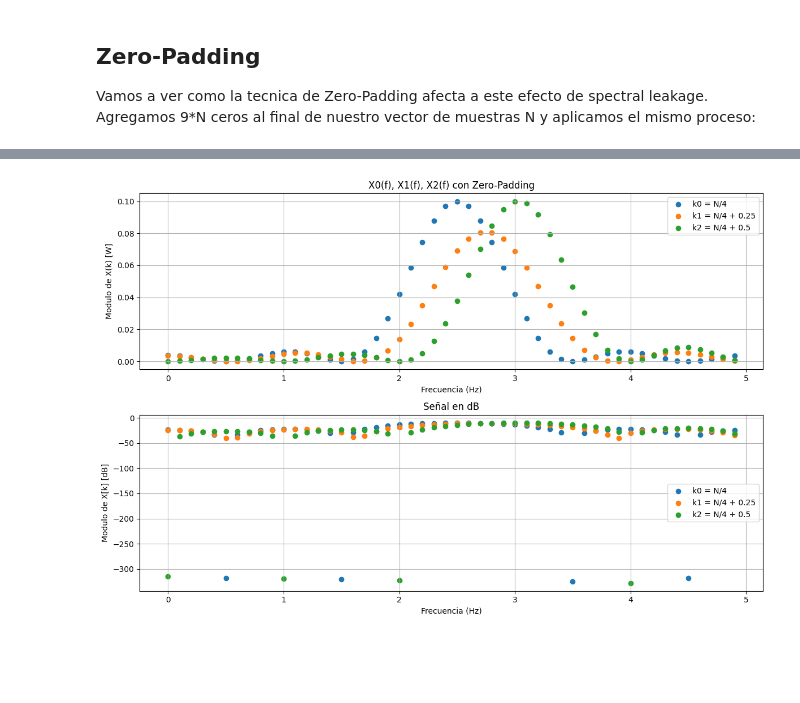
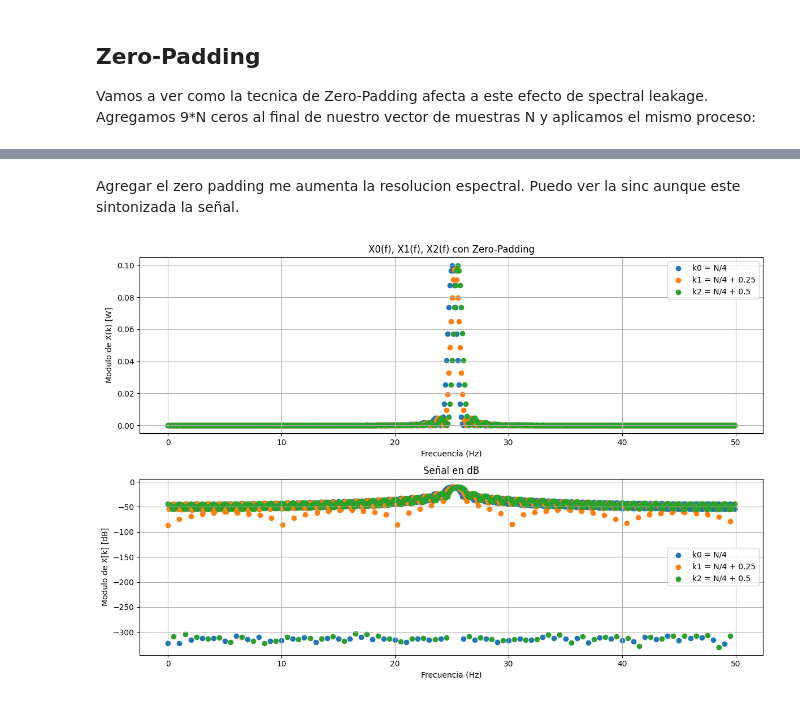
Before and after one commit to tomzuran/PDS2026, a Jupyter notebook: estiimacion_espectral.ipynb, the cells around one changed output, grey strips where cells are left out. Saved outputs shown, nothing was run; the diff lists cells and outputs as text; code cells hidden in the pictures; blank space fills up the shorter version.

```diff
--- a/estiimacion_espectral.ipynb
+++ b/estiimacion_espectral.ipynb
@@ -27,7 +27,7 @@ def pds_sen_ruidosa(nn = 1000, fs = 1000, freq = 1, Amax = np.sqrt(2), dc = 0, p
 
     return xx, tt
 
-def plot_psd_señal(xx, fs, N, title="Densidad Espectral de Potencia"):
+def plot_psd_señal(xx, fs, N, title="Densidad Espectral de Potencia", type="scatter"):
     xx_fft = np.fft.fft(xx)
     freqs = np.fft.fftfreq(N, d=1/fs)
 
@@ -37,15 +37,21 @@ def plot_psd_señal(xx, fs, N, title="Densidad Espectral de Potencia"):
     freqs = freqs[mask]
     psd = psd[mask]
 
+
     figure, axs = plt.subplots(2, 1, figsize=(12, 8))
-    axs[0].scatter(freqs, psd)
+    if type == "scatter":
+        axs[0].scatter(freqs, psd)
+    else:
+        axs[0].plot(freqs, psd)
     axs[0].set_xlabel('Frecuencia (Hz)')
     axs[0].set_ylabel('Modulo de X(k) [W]')
     axs[0].grid(True)
     axs[0].set_title(title)
 
-
-    axs[1].scatter(freqs, 10*np.log10(psd))
+    if type == "scatter":
+        axs[1].scatter(freqs, 10*np.log10(psd))
+    else:
+        axs[1].plot(freqs, 10*np.log10(psd))
     axs[1].set_xlabel('Frecuencia (Hz)')
     axs[1].set_ylabel('Modulo de X[k] [dB]')
     axs[1].grid(True)
@@ -208,0 +247,2 @@ Vamos a ver como la tecnica de Zero-Padding afecta a este efecto de spectral lea
+# %%
+psd, freqs =plot_psd_señal(xx2, fs, N*10, title=f"X(f) con f0 = k0 * df, k0 = N/4 + 0.5", type="line")
@@ -209,27 +251,7 @@ Vamos a ver como la tecnica de Zero-Padding afecta a este efecto de spectral lea
+# %% [markdown]
+Agregar el zero padding me aumenta la resolucion espectral. Puedo ver la sinc aunque este sintonizada la señal.
 # %%
-fs = 10
-N = 10
-res_espectral = fs / N
 
-k0 = N / 4
-k1 = N / 4 + .25
-k2 = N / 4 + .5
-
-f0 = k0 * res_espectral
-
-f1 = k1 * res_espectral
-
-f2 = k2 * res_espectral
-
-xx0, tt = pds_sen_ruidosa(N, fs, freq=f0)
-xx1, tt = pds_sen_ruidosa(N, fs, freq=f1)
-xx2, tt = pds_sen_ruidosa(N, fs, freq=f2)
-
-ceros = np.zeros(N*9)
-
-xx0 = np.concatenate((xx0, ceros[:N*9]))
-xx1 = np.concatenate((xx1, ceros[:N*9]))
-xx2 = np.concatenate((xx2, ceros[:N*9]))
 
 
 def get_psd(xx, fs):
@@ -242,31 +264,31 @@ def get_psd(xx, fs):
     psd = psd[mask]
 
     return psd, freqs
 
 psd1, freqs1 = get_psd(xx0, fs)
 psd2, freqs2 = get_psd(xx1, fs)
 psd3, freqs3 = get_psd(xx2, fs)
 
 figure, axs = plt.subplots(2, 1, figsize=(12, 8))
 axs[0].scatter(freqs1, psd1, label="k0 = N/4")
 axs[0].scatter(freqs2, psd2, label="k1 = N/4 + 0.25")
 axs[0].scatter(freqs3, psd3, label="k2 = N/4 + 0.5")
 axs[0].set_xlabel('Frecuencia (Hz)')
 axs[0].set_ylabel('Modulo de X(k) [W]')
 axs[0].grid(True)
 axs[0].set_title("X0(f), X1(f), X2(f) con Zero-Padding")
 axs[0].legend()
 
 
 axs[1].scatter(freqs1, 10*np.log10(psd1), label="k0 = N/4")
 axs[1].scatter(freqs2, 10*np.log10(psd2), label="k1 = N/4 + 0.25")
 axs[1].scatter(freqs3, 10*np.log10(psd3), label="k2 = N/4 + 0.5")
 axs[1].set_xlabel('Frecuencia (Hz)')
 axs[1].set_ylabel('Modulo de X[k] [dB]')
 axs[1].grid(True)
 axs[1].set_title("Señal en dB")
 axs[1].legend()
 figure.tight_layout()
 plt.show()
 # %% [output]
-[figure, old version]
+[figure, new version]
```
Also changed, not shown: parts of 4 cells of this notebook, 1 other file.
